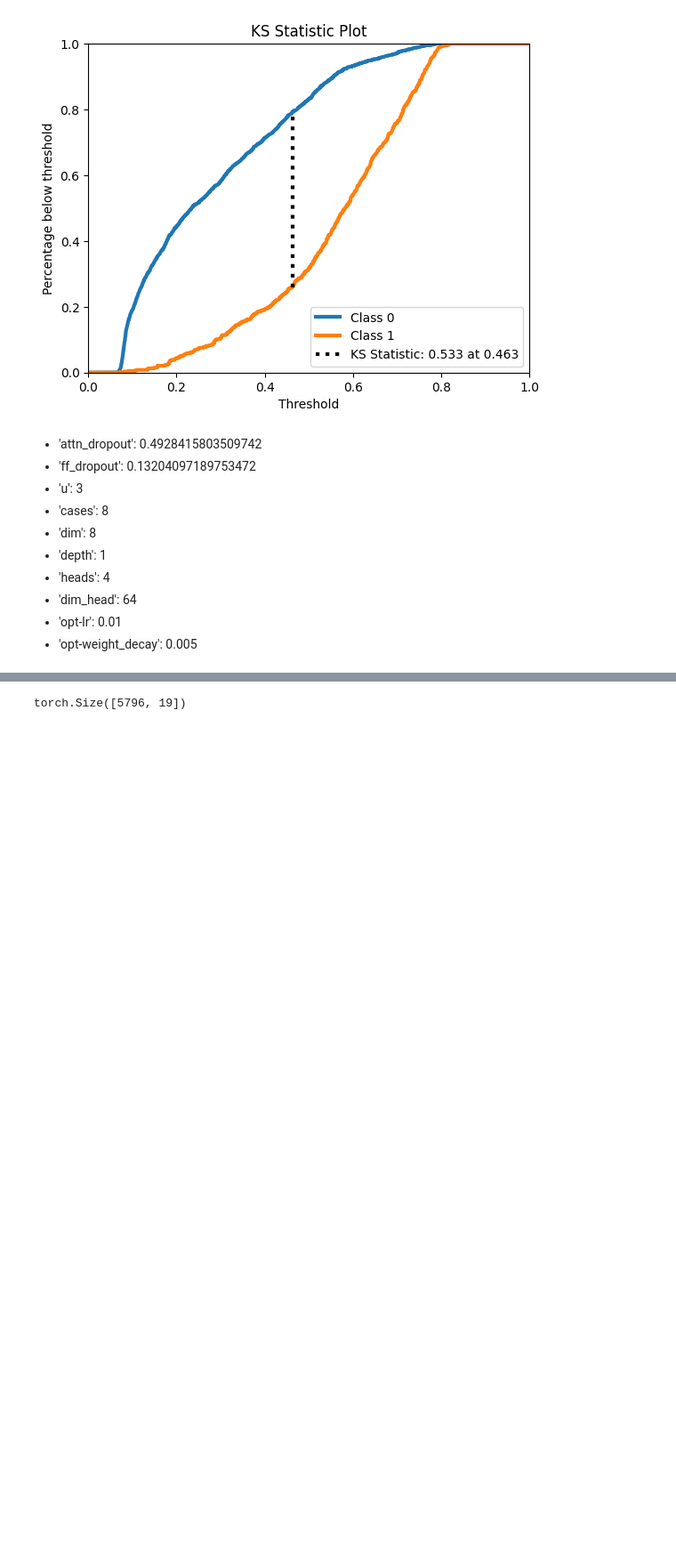
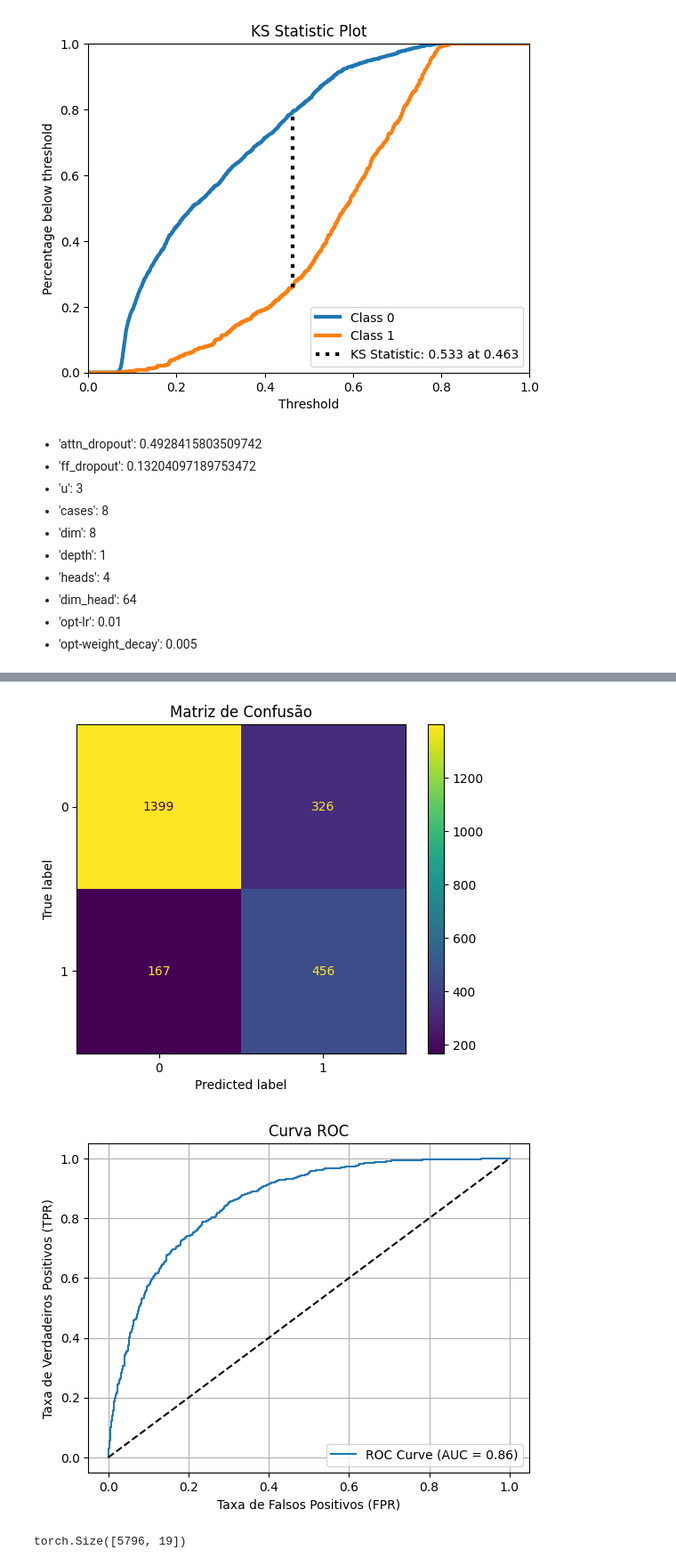
Before and after one commit to pedrobslima/redes_neurais, a Jupyter notebook: STab_TabKANet.ipynb, the cells around one changed output, grey strips where cells are left out. Shown at 89% size. Cells and saved outputs as stored; diff of their text form; code cells hidden in the pictures; blank space fills up the shorter version.

```diff
--- a/STab_TabKANet.ipynb
+++ b/STab_TabKANet.ipynb
@@ -1316,3 +1325,28 @@ AUPR:             0.6540
+# %%
+y_pred = general_predict(model, X_test1_norm_dvc)
+y_pred_proba = general_predict_proba(model, X_test1_norm_dvc)[:,1]
+
+cm = confusion_matrix(y_test1, y_pred)
+disp = ConfusionMatrixDisplay(confusion_matrix=cm)
+disp.plot()
+plt.title("Matriz de Confusão")
+plt.show()
+
+fpr, tpr, thresholds = roc_curve(y_test1, y_pred_proba)
+roc_auc = roc_auc_score(y_test1, y_pred_proba)
+
+plt.figure()
+plt.plot(fpr, tpr, label=f"ROC Curve (AUC = {roc_auc:.2f})")
+plt.plot([0, 1], [0, 1], 'k--')  # Linha aleatória
+plt.xlabel("Taxa de Falsos Positivos (FPR)")
+plt.ylabel("Taxa de Verdadeiros Positivos (TPR)")
+plt.title("Curva ROC")
+plt.legend(loc="lower right")
+plt.grid(True)
+plt.show()
+# %% [output]
+[figure, added]
+[figure, added]
 # %%
 torch.save(model.state_dict(), "STab.pkl")
 # %%
```
Also changed, not shown: parts of 27 cells of this notebook, 3 other files.
